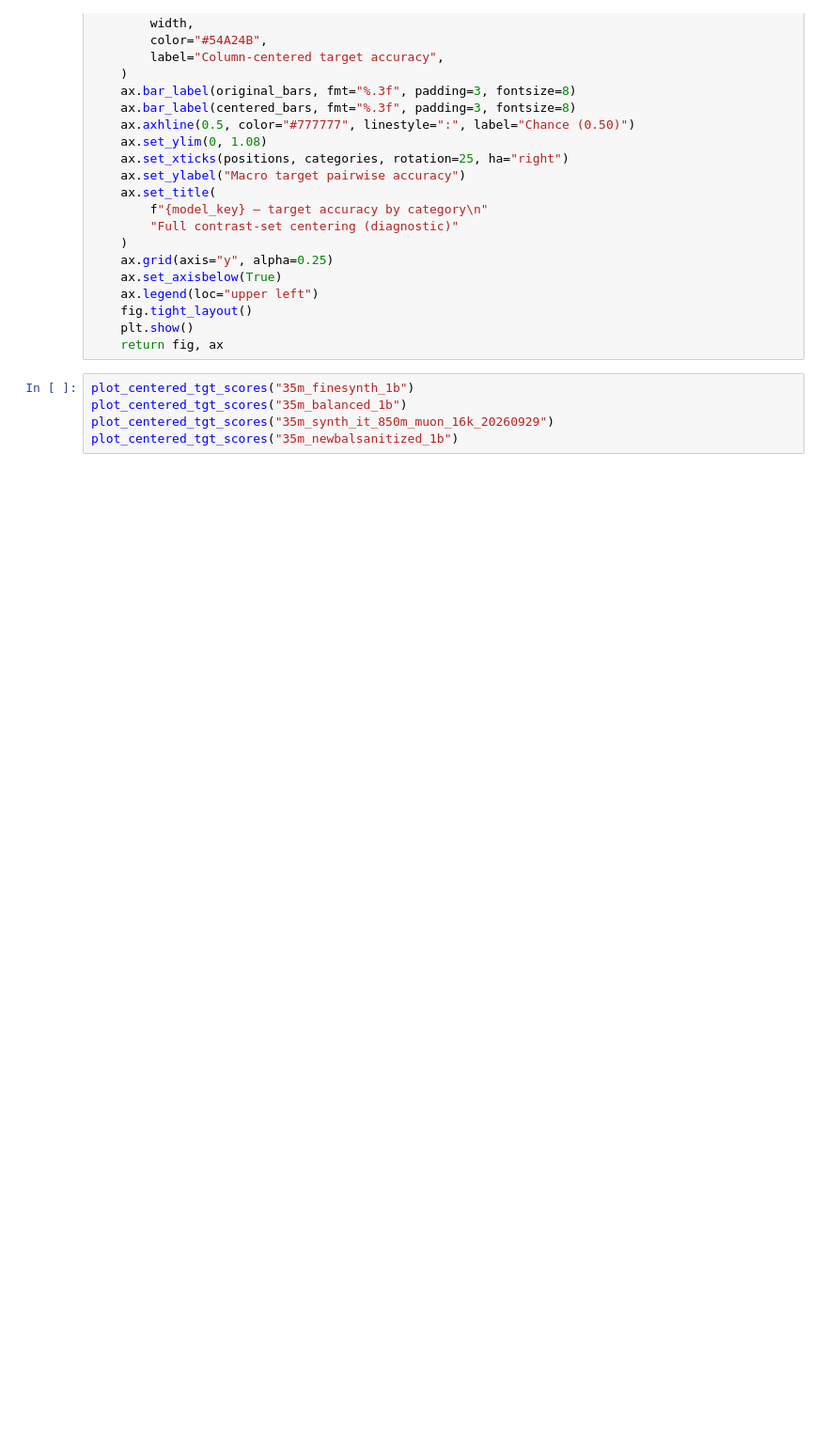
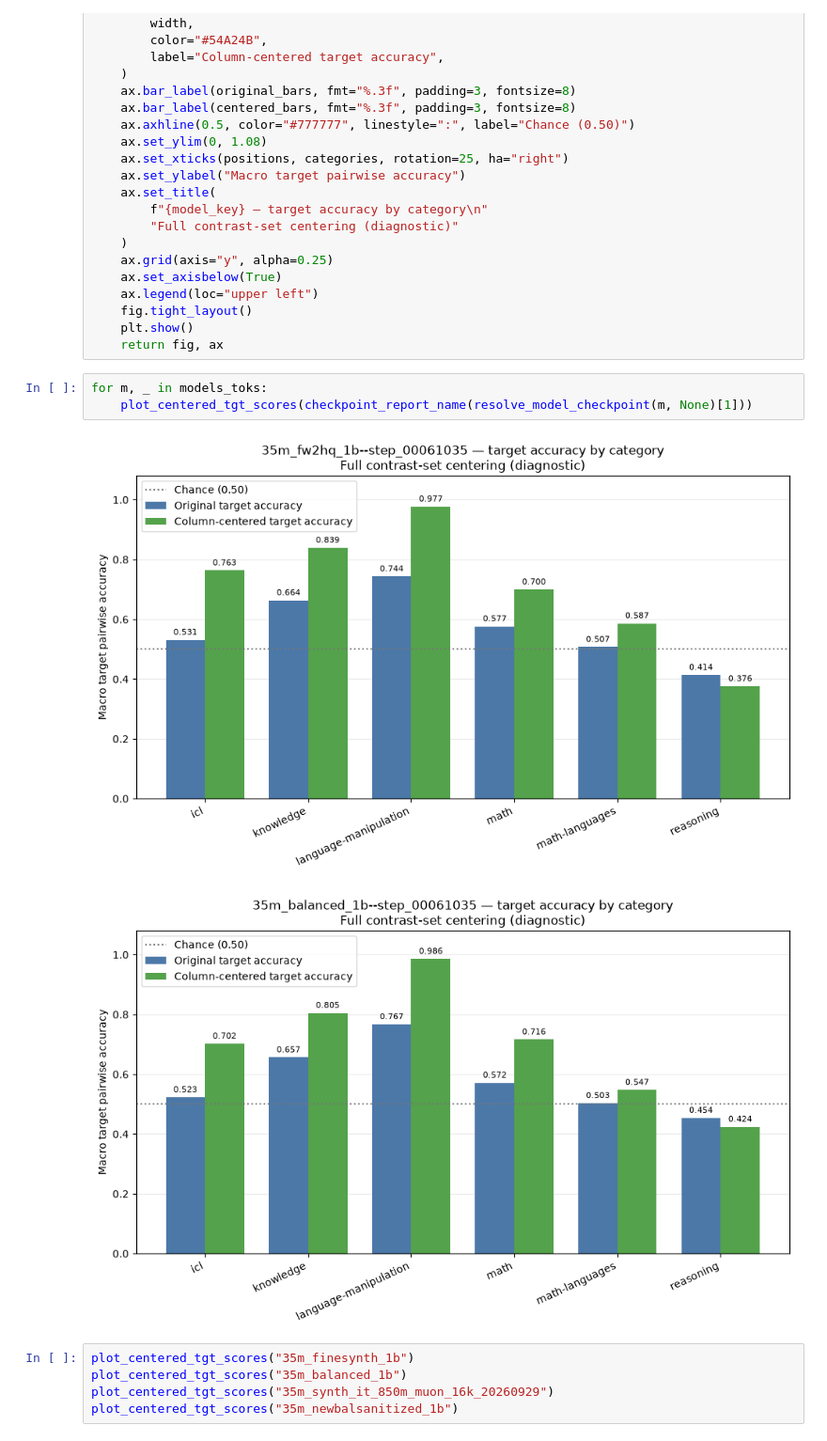
Before and after one commit to SamueleTondelli/pavullmo, a Jupyter notebook: src/evaluation/evaluate_pretrain.ipynb, the cells around one changed output. Shown at 94% size. Cells and saved outputs as stored; diff of their text form; blank space fills up the shorter version.

```diff
--- a/src/evaluation/evaluate_pretrain.ipynb
+++ b/src/evaluation/evaluate_pretrain.ipynb
@@ -829,6 +791,12 @@ def plot_centered_tgt_scores(model_name: str):
     fig.tight_layout()
     plt.show()
     return fig, ax
+# %%
+for m, _ in models_toks:
+    plot_centered_tgt_scores(checkpoint_report_name(resolve_model_checkpoint(m, None)[1]))
+# %% [output]
+[figure, added]
+[figure, added]
 # %%
 plot_centered_tgt_scores("35m_finesynth_1b")
 plot_centered_tgt_scores("35m_balanced_1b")
```
Also changed, not shown: parts of 5 cells of this notebook.
